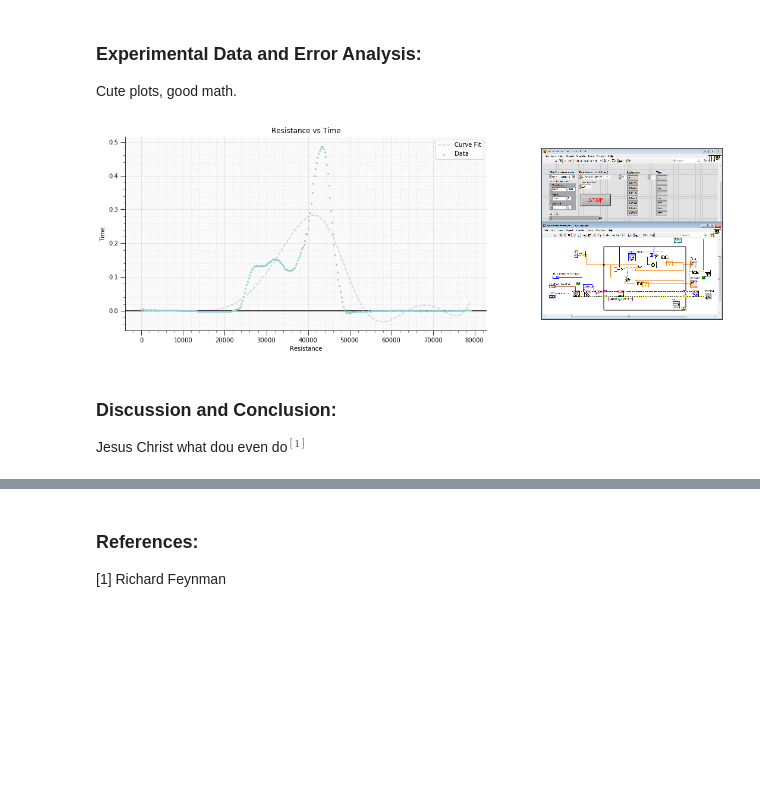
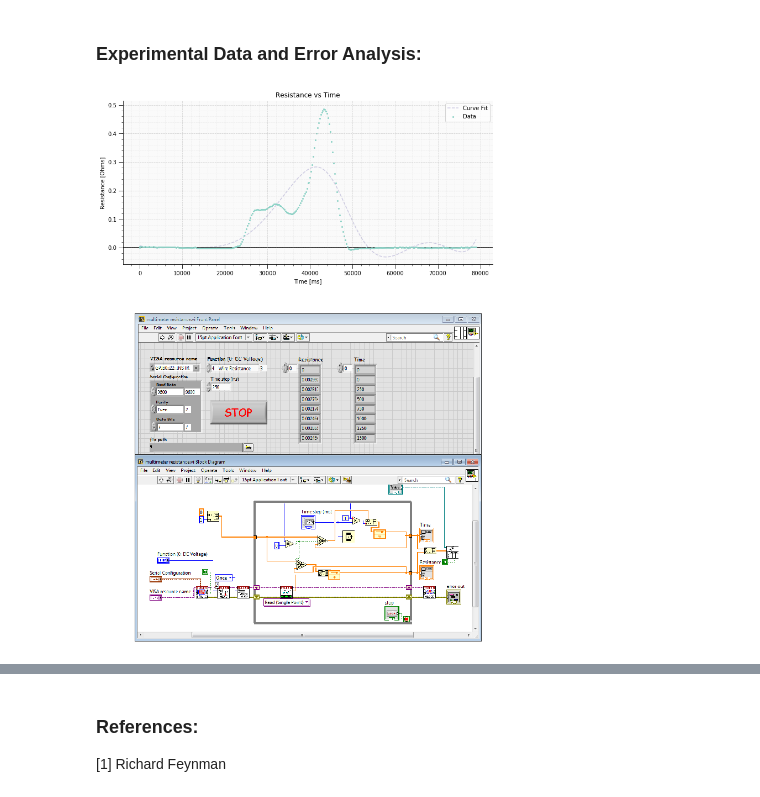
Before and after one commit to devincunningham/In-Rainbows, a Jupyter notebook: Solid State Lab/Superconductivity.ipynb, the cells around one changed output, grey strips where cells are left out. Drawn from its saved outputs; the diff is of its cells as text; code cells hidden in the pictures; blank space fills up the shorter version.

```diff
--- a/Solid State Lab/Superconductivity.ipynb
+++ b/Solid State Lab/Superconductivity.ipynb
@@ -12,6 +19,5 @@ Sick pics go here.
 # %% [markdown]
 ### Experimental Data and Error Analysis:
-Cute plots, good math.
 # %%
 import numpy as np
 import matplotlib.pyplot as plt
@@ -48,38 +54,34 @@ colors = [np.array([141,211,199])/255., np.array([190,186,218])/255., np.array([
 # %%
 labview = plt.imread('superconductor_snip.PNG')
 data = np.loadtxt('superconductor_run1.txt')
 time = data[:,0]
 resistance = data[:,1]
 
 s = UnivariateSpline(time, resistance, k=5, s=1)
 xs = linspace(min(time), max(time), 10000)
 ys = s(xs)
 
-height_ratios = [6]
-width_ratios = [12,6]
+height_ratios = [6, 12]
+width_ratios = [12]
 wspace = 0
 hspace = 0
 
 fig = plt.figure(figsize=(sum(width_ratios) + wspace * (len(width_ratios) - 1),
                           sum(height_ratios) + hspace * (len(height_ratios) - 1)))
 gs = gridspec.GridSpec(len(height_ratios), len(width_ratios), height_ratios=height_ratios, width_ratios=width_ratios)
 fig.suptitle('', fontsize=20)
 
-
 ax = fig.add_subplot(gs[0, 0])
 ax.scatter(time,resistance, s=4, c=colors[0], label='Data')
 plt.plot(xs, ys, '--', c=colors[1], alpha = .75, zorder=0, label='Curve Fit')
 ax.axhline(0, color='black', zorder=0)
 ax.update({'title': 'Resistance vs Time',
-            'xlabel': 'Resistance',
-            'ylabel': 'Time'})
+            'xlabel': 'Time [ms]',
+            'ylabel': 'Resistance [Ohms]'})
 beautification()
 
-ax = fig.add_subplot(gs[0, 1])
+ax = fig.add_subplot(gs[1, 0])
 ax.imshow(labview)
 minimalization()
 # %% [output]
-[figure, old version]
+[figure, new version]
-# %% [markdown]
-### Discussion and Conclusion:
-Jesus Christ what dou even do$^{[1]}$
```
Also changed, not shown: parts of 9 cells of this notebook, 6 other files.
